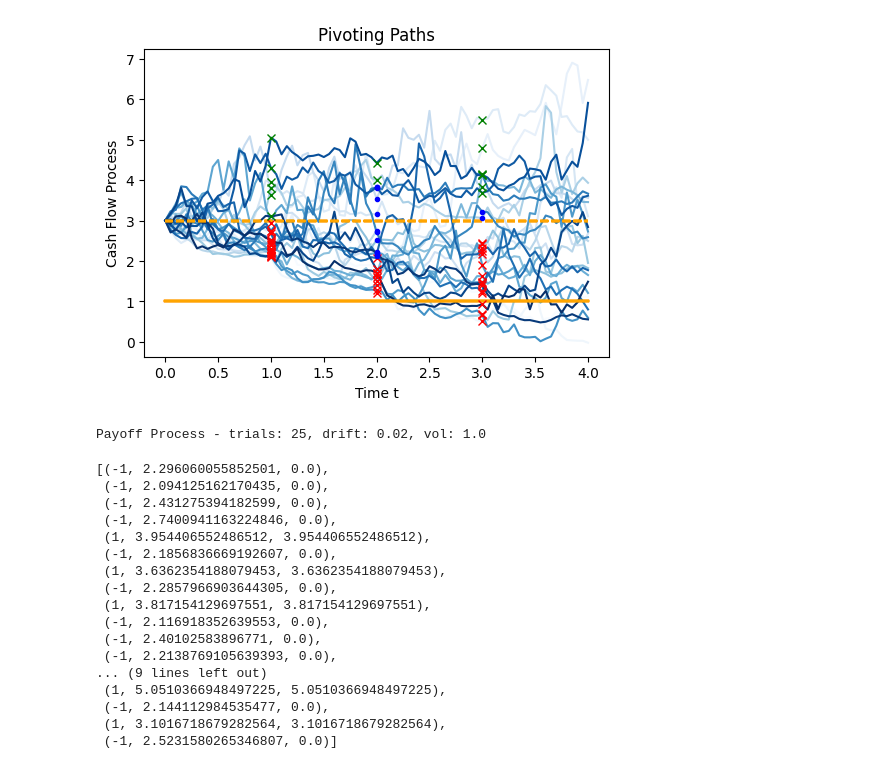
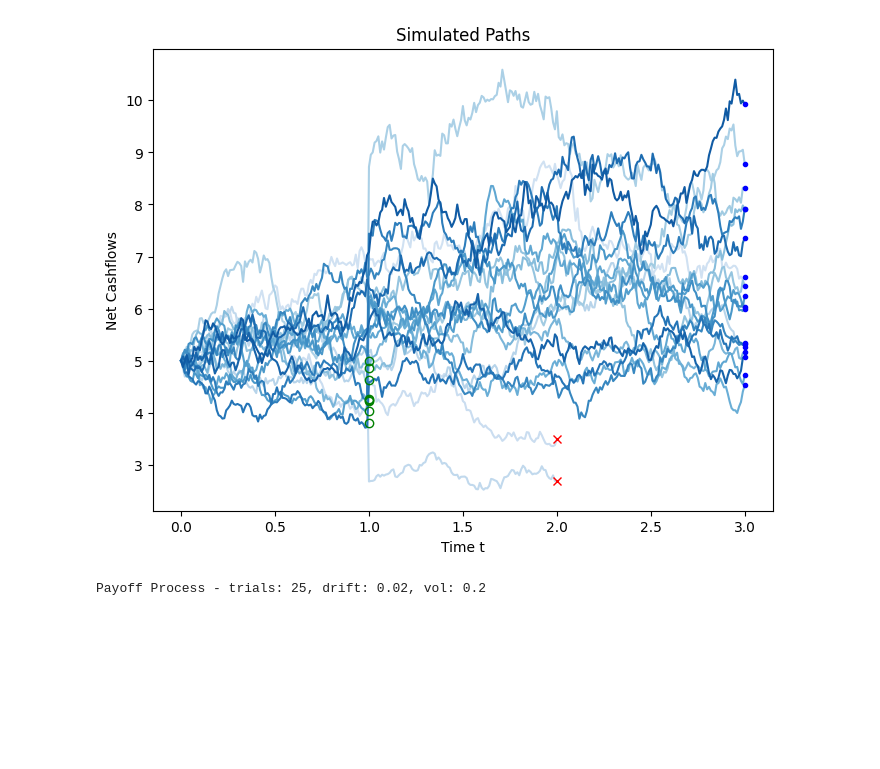
Before and after one commit to Alistair-Russell/Lean-Project-Valuation, a Jupyter notebook: lean_valuation.ipynb, the cells around one changed output. Cells and saved outputs as stored; diff of their text form; code cells hidden in the pictures; blank space fills up the shorter version.

Commit message:
Three stage valuation model with entrepreneur and investor decisions

```diff
--- a/lean_valuation.ipynb
+++ b/lean_valuation.ipynb
@@ -35,12 +21,12 @@ def pv_annuity(payment, r, t):
 # %%
 # Simulation Parameters
 N = 25        # no simulations
-T = 4        # simulation periods
-STEP = 20     # timesteps per period
+T = 3         # simulation periods
+STEP = 100     # timesteps per period
 DRIFT = 0.02  # cashflow drift rate
-VOL = 1.0     # cashflow volatility
+VOL = 0.2     # cashflow volatility
 START = 3.0   # initial cashflow rate c0
 
 # Plotting constants
 TIME_ARRAY = np.linspace(0, T, STEP*T+1)
-FIGSIZE = (6,4)
+FIGSIZE = (8,6)
@@ -268,56 +63,34 @@ class LeanProjectValuation:
 # %%
-# Create a project instance and get the valuation
-initials = np.array([3])
-threshold_dict = {1:(0.7,1.3),2:(0.9,1.1)}
-seed = 1230
-
-lpv = LeanProjectValuation(po, cd, co, seed, initials, threshold_dict)
-paths = lpv.generate_paths(TIME_ARRAY, T)
+# create project
+project = LeanProjectValuation(DRIFT, VOL, 5.0, 10.0, 0.05, rand_seed=1232, no_sims=20)
+unaltered_paths = project.generate_paths(TIME_ARRAY, 3)
+ex_dec = project.exercise_decisions
 
 # plot all cashflow and cost processes
 plt.figure(figsize=FIGSIZE)
-plt.gca().set_prop_cycle(plt.cycler('color', plt.cm.Blues(np.linspace(0, 1, N))))
 
-plt.plot(TIME_ARRAY, paths)
-plt.plot(TIME_ARRAY, cost_dev, color='orange', )
-plt.plot(TIME_ARRAY, cost_ops, color='orange', linestyle='dashed')
+plt.gca().set_prop_cycle(plt.cycler('color', plt.cm.Blues(np.linspace(0.2, 1, N))))
+plt.plot(TIME_ARRAY, project.paths)
 
-for stage in [1,2,3]:
-    abandons = [v for ex,v,_ in lpv.exercise_decisions[stage-1] if ex == -1]
+# plot pivots
+for stage in [1]:
+    pivots = [v for ex,v,_ in project.pivot_decisions[stage] if ex == 0]
+    plt.plot(np.repeat([stage],len(pivots)), pivots, "go", markerfacecolor='none')
+
+for stage in [2]:
+    abandons = [v for p,ex,v,_ in project.exercise_decisions if ex == -1]
     plt.plot(np.repeat([stage],len(abandons)), abandons, "rx")
-    completions = [v for ex,v,_ in lpv.exercise_decisions[stage-1] if ex == 1]
-    plt.plot(np.repeat([stage],len(completions)), completions, "gx")
-    pivots = [v for ex,v,_ in lpv.exercise_decisions[stage-1] if ex == 0]
-    plt.plot(np.repeat([stage],len(pivots)), pivots, "b.")
 
-plt.title("Pivoting Paths")
+completions = project.paths[-1,:]
+plt.plot(np.repeat([T],len(completions)), completions, "b.")
+
+plt.title("Simulated Paths")
 plt.xlabel("Time t")
-plt.ylabel("Cash Flow Process")
+plt.ylabel("Net Cashflows")
 plt.show()
 
 txt = f"""Payoff Process - trials: {N}, drift: {DRIFT}, vol: {VOL}"""
 print(txt)
 # %% [output]
-[figure, old version]
+[figure, new version]
-Payoff Process - trials: 25, drift: 0.02, vol: 1.0
+Payoff Process - trials: 25, drift: 0.02, vol: 0.2
-# %%
-ex = lpv.exercise_decisions
-ex[0]
-# %% [output]
-[(-1, 2.296060055852501, 0.0),
- (-1, 2.094125162170435, 0.0),
- (-1, 2.431275394182599, 0.0),
- (-1, 2.7400941163224846, 0.0),
- (1, 3.954406552486512, 3.954406552486512),
- (-1, 2.1856836669192607, 0.0),
- (1, 3.6362354188079453, 3.6362354188079453),
- (-1, 2.2857966903644305, 0.0),
- (1, 3.817154129697551, 3.817154129697551),
- (-1, 2.116918352639553, 0.0),
- (-1, 2.40102583896771, 0.0),
- (-1, 2.2138769105639393, 0.0),
-... (9 lines left out)
- (1, 5.0510366948497225, 5.0510366948497225),
- (-1, 2.144112984535477, 0.0),
- (1, 3.1016718679282564, 3.1016718679282564),
- (-1, 2.5231580265346807, 0.0)]
```
Also changed, not shown: parts of 14 cells of this notebook, 5 other files.
